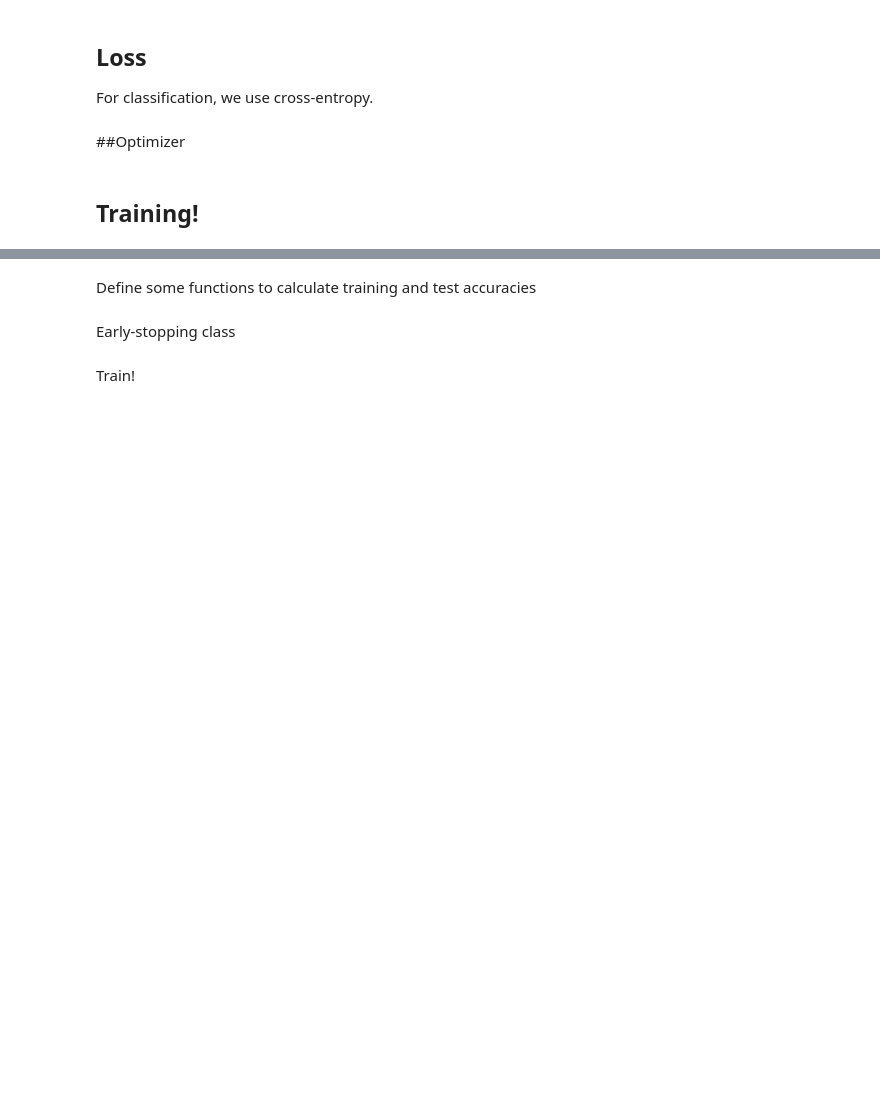
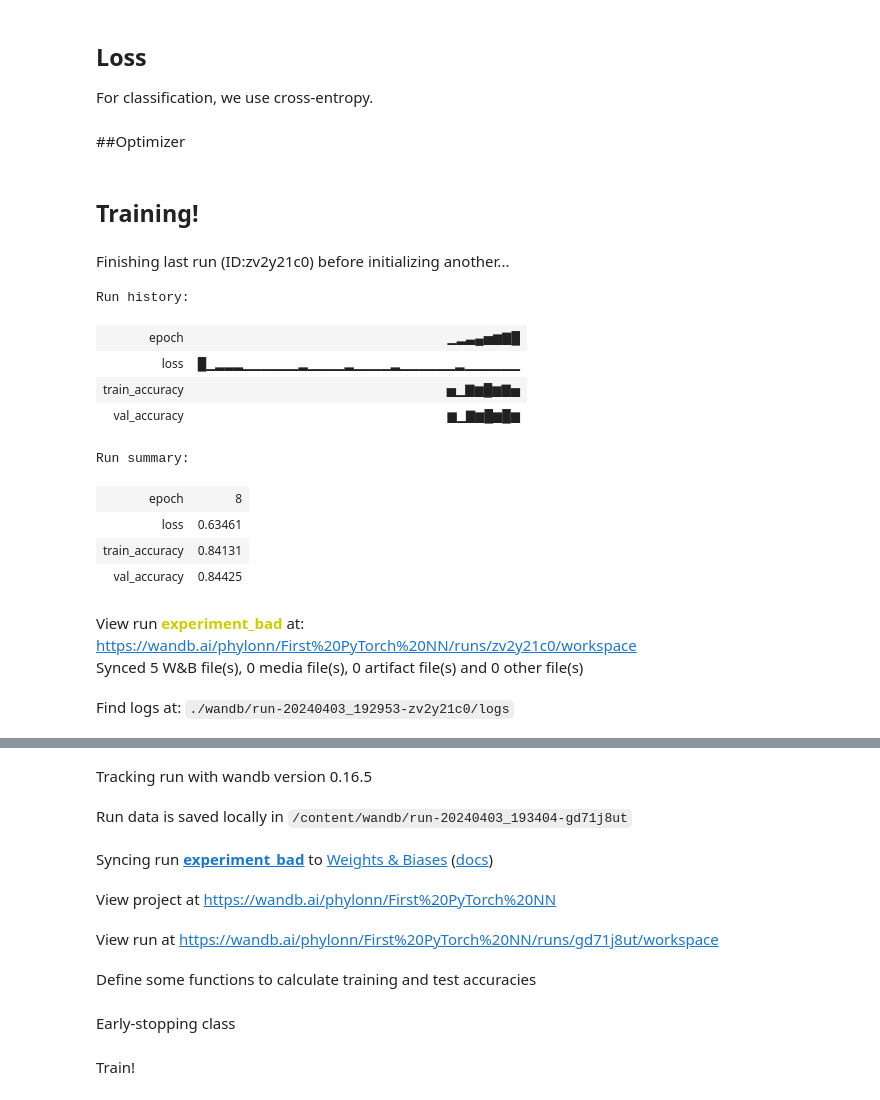
Before and after one commit to elhamod/BA865-2024, a Jupyter notebook: hands-on/First_Pytorch_NN.ipynb, the cells around one changed output, grey strips where cells are left out. Drawn from its saved outputs; the diff is of its cells as text; code cells hidden in the pictures; blank space fills up the shorter version.

Commit message:
updating first NN

```diff
--- a/hands-on/First_Pytorch_NN.ipynb
+++ b/hands-on/First_Pytorch_NN.ipynb
@@ -170,16 +190,32 @@ optimizer = optim.Adam(model.parameters(), lr=learning_rate, weight_decay=weight
 # %% [markdown]
 ## Training!
 # %%
-# wandb.init(
-#     # Set the project where this run will be logged
-#     project="First PyTorch NN",
-#     # We pass a run name (otherwise it’ll be randomly assigned, like sunshine-lollypop-10)
-#     name=experiment_name,
-#     # Track hyperparameters and run metadata
-#     config={
-#     "learning_rate": learning_rate,
-#     "epochs": epochs,
-#     "batch_size": batch_size,
-#     "weight_decay": weight_decay,
-#     "notes for me": "This is a very lovely experiment. please work!"
-#     })
+if enable_wandb:
+  wandb.init(
+    # Set the project where this run will be logged
+    project="First PyTorch NN",
+    # We pass a run name (otherwise it’ll be randomly assigned, like sunshine-lollypop-10)
+    name=experiment_name,
+    # Track hyperparameters and run metadata
+    config={
+    "learning_rate": learning_rate,
+    "epochs": epochs,
+    "batch_size": batch_size,
+    "weight_decay": weight_decay,
+    "notes for me": "This is a very lovely experiment. please work!"
+    })
+# %% [output]
+Finishing last run (ID:zv2y21c0) before initializing another...
+Run history:
+| epoch | ▁▂▃▄▅▆▇█ |
+| loss | █▁▂▂▂▁▁▁▁▁▁▂▁▁▁▁▂▁▁▁▁▂▁▁▁▁▁▁▂▁▁▁▁▁▁ |
+| train_accuracy | ▅▁▇▆█▆▇▅ |
+| val_accuracy | ▆▁▇▆█▆█▆ |
+Run summary:
+| epoch | 8 |
+| loss | 0.63461 |
+| train_accuracy | 0.84131 |
+| val_accuracy | 0.84425 |
+View run experiment_bad at: https://wandb.ai/phylonn/First%20PyTorch%20NN/runs/zv2y21c0/workspace
+Synced 5 W&B file(s), 0 media file(s), 0 artifact file(s) and 0 other file(s)
+Find logs at: ./wandb/run-20240403_192953-zv2y21c0/logs
@@ -186,3 +223,8 @@ optimizer = optim.Adam(model.parameters(), lr=learning_rate, weight_decay=weight
+Tracking run with wandb version 0.16.5
+Run data is saved locally in /content/wandb/run-20240403_193404-gd71j8ut
+Syncing run experiment_bad to Weights & Biases (docs)
+View project at https://wandb.ai/phylonn/First%20PyTorch%20NN
+View run at https://wandb.ai/phylonn/First%20PyTorch%20NN/runs/gd71j8ut/workspace
 # %% [markdown]
 Define some functions to calculate training and test accuracies
 # %%
```
Also changed, not shown: parts of 21 cells of this notebook.
